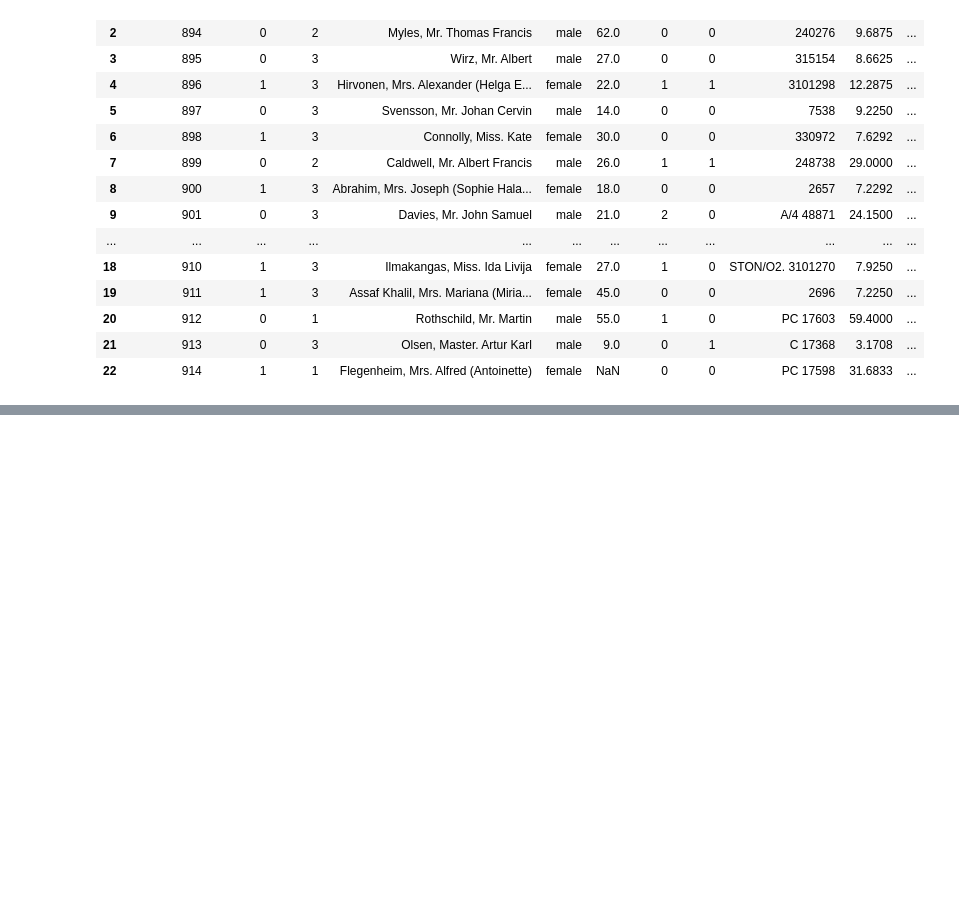
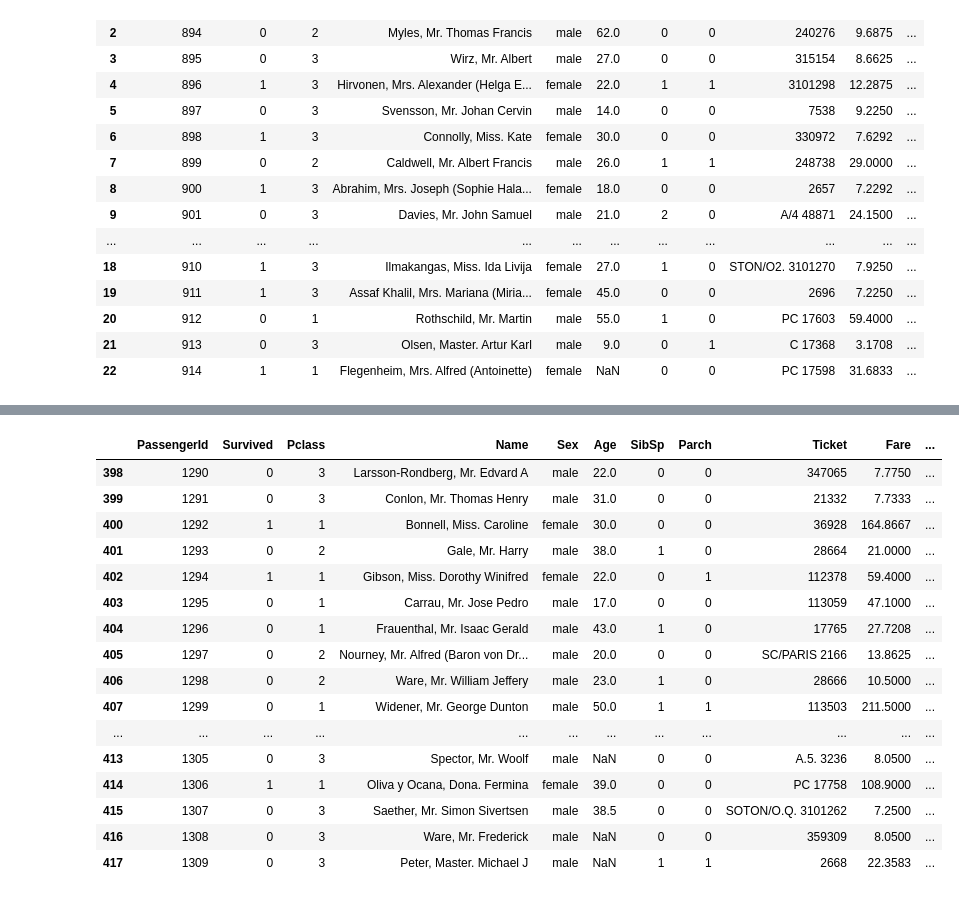
Before and after one commit to Analyst-Anjali/numpy, a Jupyter notebook: Pandas.ipynb, the cells around one changed output, grey strips where cells are left out. Saved outputs shown, nothing was run; the diff lists cells and outputs as text; code cells hidden in the pictures; blank space fills up the shorter version.

```diff
--- a/Pandas.ipynb
+++ b/Pandas.ipynb
@@ -73,0 +131,20 @@ df.tail(45)
+# %%
+df.tail(20)
+# %% [output]
+|  | PassengerId | Survived | Pclass | Name | Sex | Age | SibSp | Parch | Ticket | Fare | ... |
+| 398 | 1290 | 0 | 3 | Larsson-Rondberg, Mr. Edvard A | male | 22.0 | 0 | 0 | 347065 | 7.7750 | ... |
+| 399 | 1291 | 0 | 3 | Conlon, Mr. Thomas Henry | male | 31.0 | 0 | 0 | 21332 | 7.7333 | ... |
+| 400 | 1292 | 1 | 1 | Bonnell, Miss. Caroline | female | 30.0 | 0 | 0 | 36928 | 164.8667 | ... |
+| 401 | 1293 | 0 | 2 | Gale, Mr. Harry | male | 38.0 | 1 | 0 | 28664 | 21.0000 | ... |
+| 402 | 1294 | 1 | 1 | Gibson, Miss. Dorothy Winifred | female | 22.0 | 0 | 1 | 112378 | 59.4000 | ... |
+| 403 | 1295 | 0 | 1 | Carrau, Mr. Jose Pedro | male | 17.0 | 0 | 0 | 113059 | 47.1000 | ... |
+| 404 | 1296 | 0 | 1 | Frauenthal, Mr. Isaac Gerald | male | 43.0 | 1 | 0 | 17765 | 27.7208 | ... |
+| 405 | 1297 | 0 | 2 | Nourney, Mr. Alfred (Baron von Dr... | male | 20.0 | 0 | 0 | SC/PARIS 2166 | 13.8625 | ... |
+| 406 | 1298 | 0 | 2 | Ware, Mr. William Jeffery | male | 23.0 | 1 | 0 | 28666 | 10.5000 | ... |
+| 407 | 1299 | 0 | 1 | Widener, Mr. George Dunton | male | 50.0 | 1 | 1 | 113503 | 211.5000 | ... |
+| ... | ... | ... | ... | ... | ... | ... | ... | ... | ... | ... | ... |
+| 413 | 1305 | 0 | 3 | Spector, Mr. Woolf | male | NaN | 0 | 0 | A.5. 3236 | 8.0500 | ... |
+| 414 | 1306 | 1 | 1 | Oliva y Ocana, Dona. Fermina | female | 39.0 | 0 | 0 | PC 17758 | 108.9000 | ... |
+| 415 | 1307 | 0 | 3 | Saether, Mr. Simon Sivertsen | male | 38.5 | 0 | 0 | SOTON/O.Q. 3101262 | 7.2500 | ... |
+| 416 | 1308 | 0 | 3 | Ware, Mr. Frederick | male | NaN | 0 | 0 | 359309 | 8.0500 | ... |
+| 417 | 1309 | 0 | 3 | Peter, Master. Michael J | male | NaN | 1 | 1 | 2668 | 22.3583 | ... |
```
Also changed, not shown: parts of 26 cells of this notebook, 2 other files.
